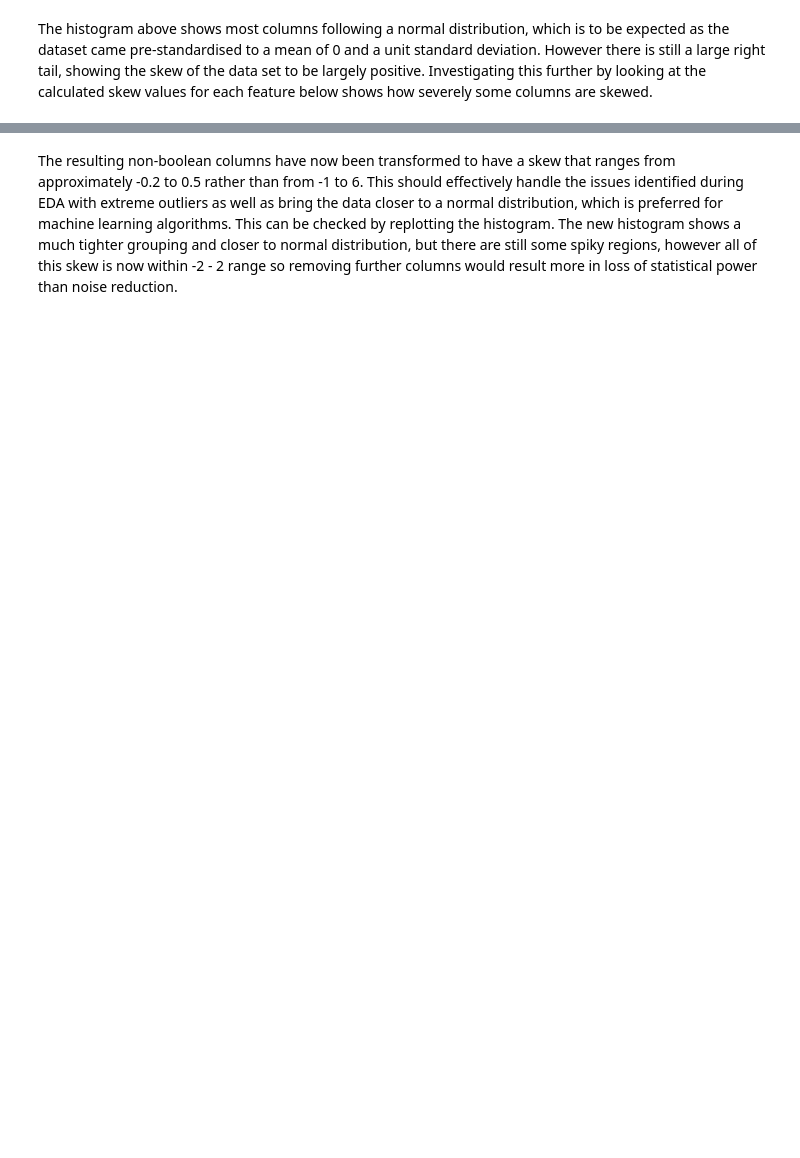
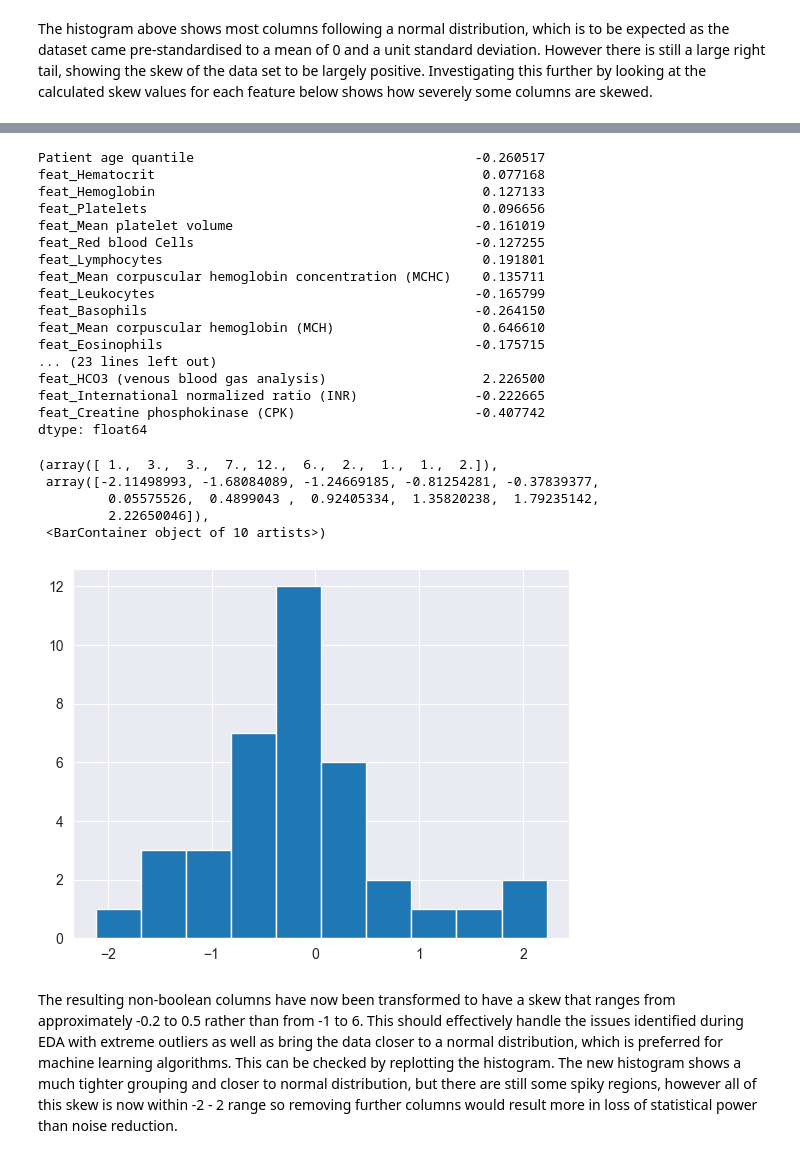
Before and after one commit to TheCherubQueen/DC3DMN, a Jupyter notebook: cw/DC3DMN_Report.ipynb, the cells around one changed output, grey strips where cells are left out. Cells and saved outputs as stored; diff of their text form; code cells hidden in the pictures; blank space fills up the shorter version.

Commit message:
reworked cross val method to streamline, wrote up about hyper params. reflection, conclusion and unseen preds to go

```diff
--- a/cw/DC3DMN_Report.ipynb
+++ b/cw/DC3DMN_Report.ipynb
@@ -485,30 +670,58 @@ Properties of a Yeo-Johnson Transform *(from Geeks For Geeks. 2025)*
 * Parameter Optimization: The optimal 𝜆 can be estimated from data using maximum likelihood or other methods.
 * Normalizing Effect: Helps in transforming skewed data into approximately Gaussian distributions.
 # %%
-#initialise the transformer type and run it on the dataframe
-transformer = PowerTransformer(method = 'yeo-johnson')
-transformer.set_output(transform="pandas")
-numeric_cols = df_predictor_train.select_dtypes(exclude = ['boolean']).columns
-#fit and transform on the train set
-transformed_data = transformer.fit_transform(df_predictor_train[numeric_cols].astype(float))
-df_predictor_train[numeric_cols] = transformed_data
-#transorm test set also
-transformed_data = transformer.transform(df_predictor_test[numeric_cols].astype(float))
-df_predictor_test[numeric_cols] = transformed_data
+def skew_transformer(dfx_train, dfx_test):
+    #initialise the transformer type and run it on the dataframe
+    transformer = PowerTransformer(method = 'yeo-johnson')
+    transformer.set_output(transform="pandas")
+    numeric_cols = dfx_train.select_dtypes(exclude = ['boolean']).columns
+    #fit and transform on the train set
+    transformed_data = transformer.fit_transform(dfx_train[numeric_cols].astype(float))
+    dfx_train[numeric_cols] = transformed_data
+    #transorm test set also
+    transformed_data = transformer.transform(dfx_test[numeric_cols].astype(float))
+    dfx_test[numeric_cols] = transformed_data
+    return dfx_train, dfx_test
+
+df_predictor_train, df_predictor_test = skew_transformer(df_predictor_train, df_predictor_test)
+
 # Remove any new 0 variance columns that were create by the transform
-constant_cols = df_predictor_train.columns[df_predictor_train.nunique() <= 1].tolist()
-print(f"Columns with no variance: {constant_cols}")
+def constant_col_drop (dfx_train, dfx_test):
+    constant_cols = dfx_train.columns[dfx_train.nunique() <= 1].tolist()
+    #print(f"Columns with no variance: {constant_cols}")
+    dfx_train.drop(constant_cols, axis = 1, inplace = True)
+    dfx_test.drop(constant_cols, axis = 1, inplace = True)
+    return dfx_train, dfx_test
 
-def constant_col_drop (df):
-    df.drop(constant_cols, axis = 1, inplace = True)
-    return df
-
-constant_col_drop(df_predictor_train)
-constant_col_drop(df_predictor_test)
+df_predictor_train, df_predictor_test = constant_col_drop(df_predictor_train, df_predictor_test)
 #Check the skewness post transform
 trans_skew = df_predictor_train.select_dtypes(exclude = ['boolean']).skew(numeric_only=True)
 print(trans_skew)
 plt.hist(trans_skew)
+# %% [output]
+Patient age quantile                                    -0.260517
+feat_Hematocrit                                          0.077168
+feat_Hemoglobin                                          0.127133
+feat_Platelets                                           0.096656
+feat_Mean platelet volume                               -0.161019
+feat_Red blood Cells                                    -0.127255
+feat_Lymphocytes                                         0.191801
+feat_Mean corpuscular hemoglobin concentration (MCHC)    0.135711
+feat_Leukocytes                                         -0.165799
+feat_Basophils                                          -0.264150
+feat_Mean corpuscular hemoglobin (MCH)                   0.646610
+feat_Eosinophils                                        -0.175715
+... (23 lines left out)
+feat_HCO3 (venous blood gas analysis)                    2.226500
+feat_International normalized ratio (INR)               -0.222665
+feat_Creatine phosphokinase (CPK)                       -0.407742
+dtype: float64
+(array([ 1.,  3.,  3.,  7., 12.,  6.,  2.,  1.,  1.,  2.]),
+ array([-2.11498993, -1.68084089, -1.24669185, -0.81254281, -0.37839377,
+         0.05575526,  0.4899043 ,  0.92405334,  1.35820238,  1.79235142,
+         2.22650046]),
+ <BarContainer object of 10 artists>)
+[figure, added]
 # %% [markdown]
 The resulting non-boolean columns have now been transformed to have a skew that ranges from approximately -0.2 to 0.5 rather than from -1 to 6. This should effectively handle the issues identified during EDA with extreme outliers as well as bring the data closer to a normal distribution, which is preferred for machine learning algorithms. This can be checked by replotting the histogram. The new histogram shows a much tighter grouping and closer to normal distribution, but there are still some spiky regions, however all of this skew is now within -2 - 2 range so removing further columns would result more in loss of statistical power than noise reduction.
 # %%
```
Also changed, not shown: parts of 50 cells of this notebook.
